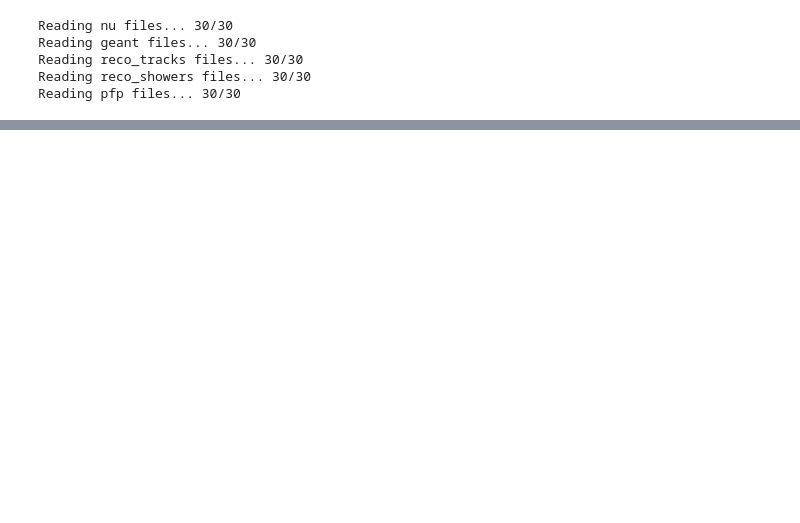
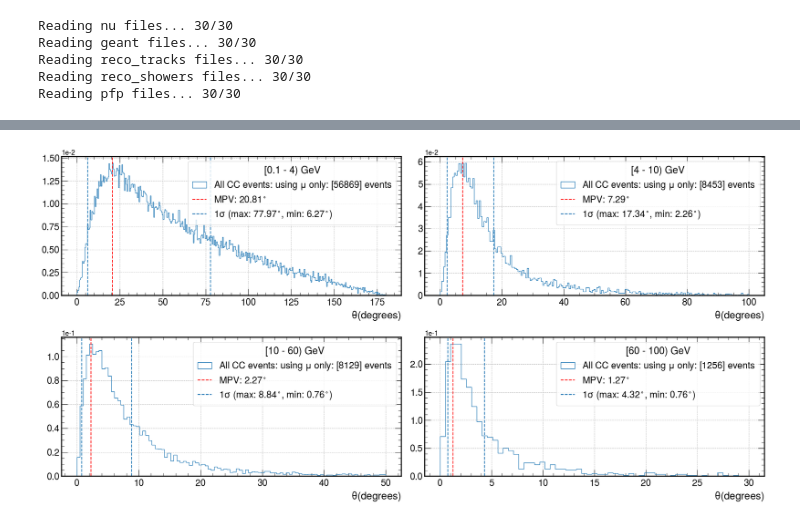
Before and after one commit to hvsouza/apc_atmo_repo, a Jupyter notebook: personal/Henrique/Analysis/atmo_50k_AV_2.5_random/angle_analysis_mc.ipynb, the cells around one changed output, grey strips where cells are left out. Saved outputs shown, nothing was run; the diff lists cells and outputs as text; code cells hidden in the pictures; blank space fills up the shorter version.

```diff
--- a/personal/Henrique/Analysis/atmo_50k_AV_2.5_random/angle_analysis_mc.ipynb
+++ b/personal/Henrique/Analysis/atmo_50k_AV_2.5_random/angle_analysis_mc.ipynb
@@ -214,0 +200,63 @@ fig, x, y = plot_by_energy(bins=bins,df=q_mu_proton,variables=['angle_diff_t'],l
+# %%
+
+q = (
+    df.filter(
+        (pl.col('ccnc_truth').abs()==0) & (pl.col('nuPDG_truth').abs()==14)
+    ).filter(
+        (pl.col('pdg_geant').abs()==13) & (pl.col('Mother_geant')==0)
+    ).with_columns(
+        # angle_diff = get_angle('StartP','nu_dcos',geant_type='drifted_geant'),
+        angle_diff = get_angle('P','nu_dcos'),
+    )
+)
+
+q2 = df.groupby(['subrun', 'event']).agg(
+    pl.col('nu_dcosx_truth').first().alias('nu_dcostx_truth'),
+    pl.col('nu_dcosy_truth').first().alias('nu_dcosty_truth'),
+    pl.col('nu_dcosz_truth').first().alias('nu_dcostz_truth'),
+    pl.col('enu_truth').first(),
+    pl.col('Px_geant').filter(pl.col('pdg_geant').abs()==13).first().alias('Psx_geant'),
+    pl.col('Py_geant').filter(pl.col('pdg_geant').abs()==13).first().alias('Psy_geant'),
+    pl.col('Pz_geant').filter(pl.col('pdg_geant').abs()==13).first().alias('Psz_geant'),
+    pl.col('Px_geant').sum().alias('Ptx_geant'),
+    pl.col('Py_geant').sum().alias('Pty_geant'),
+    pl.col('Pz_geant').sum().alias('Ptz_geant'),
+    pl.col('^P[a-z]_geant$'),
+    pl.col('pdg_geant'),
+    pl.col('pdg_geant').filter((pl.col('pdg_geant').abs()==13) | (pl.col('pdg_geant').abs()==2212)).alias('pdg_geant_group'),
+
+).with_columns(
+    pl.col('pdg_geant_group').list.lengths().alias('len_select'),
+    pl.col('pdg_geant').list.lengths().alias('len'),
+    Pt_geant = (pl.col('Ptx_geant').pow(2) + pl.col('Pty_geant').pow(2) + pl.col('Ptz_geant').pow(2)).sqrt(),
+    Ps_geant = (pl.col('Psx_geant').pow(2) + pl.col('Psy_geant').pow(2) + pl.col('Psz_geant').pow(2)).sqrt(),
+).filter(( pl.col('len_select')==2 ) & (pl.col('len') == 2))
+
+
+q_mu_proton = (
+    q2.select(
+        # angle_diff = get_angle('StartP','nu_dcos',geant_type='drifted_geant'),
+        # pl.all(),
+        pl.col('enu_truth'),
+        angle_diff_s = get_angle('Ps','nu_dcost'),
+        angle_diff_t = get_angle('Pt','nu_dcost'),
+    )
+)
+# plt.hist(q['angle_diff'], bins=np.linspace(-20,180,200), histtype='step', label=r'All CC events: using $\mu$ only', density=True);
+bins = [np.linspace(0,180,360), np.linspace(0,100,200), np.linspace(0,50,100), np.linspace(0,30,60)]
+# bins = np.linspace(0,20,100)
+Ebins = [0.1,4,10,60,100]
+fig, x, y = plot_by_energy(bins=bins,df=q,variables=['angle_diff'],labels=[r'All CC events: using $\mu$ only'], columns=2, show_entries=True, figsize=(20,10))
+
+show_credibility(fig.axes, x, y, idx=0, hist_idx=0)
+show_credibility(fig.axes, x, y, idx=1, hist_idx=0)
+show_credibility(fig.axes, x, y, idx=2, hist_idx=0)
+show_credibility(fig.axes, x, y, idx=3, hist_idx=0)
+# fig, _, _ = plot_by_energy(bins=bins,df=q_mu_proton,variables=['angle_diff_s'],labels=[r'Only $\mu$ + p events: using $\mu$ only'], fig = fig, columns=1, show_entries=True, figsize=(20,14))
+# fig, x, y = plot_by_energy(bins=bins,df=q_mu_proton,variables=['angle_diff_t'],labels=[r'Only $\mu$ + p events: using both'], fig = fig, columns=1, show_entries=True, figsize=(20,14))
+# fig.get_axes()[1].hist(q_mu_proton['angle_diff_s'], bins=np.linspace(-20,180,200), histtype='step', label=r'Only $\mu$ + p events: using $\mu$ only', density=True);
+# plt.hist(q_mu_proton['angle_diff_t'], bins=np.linspace(-20,180,200), histtype='step', label='test', density=True);
+# plt.xlabel(r'$\theta$(degrees) $\equiv$ $\cos^{-1} [\vec{p}_{final} \cdot \vec{p}_{\nu_\mu}/(|\vec{p}_{final}| |\vec{p}_{\nu_\mu}|)]$')
+# plt.legend()
+# %% [output]
+[figure, added]
```
Also changed, not shown: parts of 9 cells of this notebook, 6 other files.
